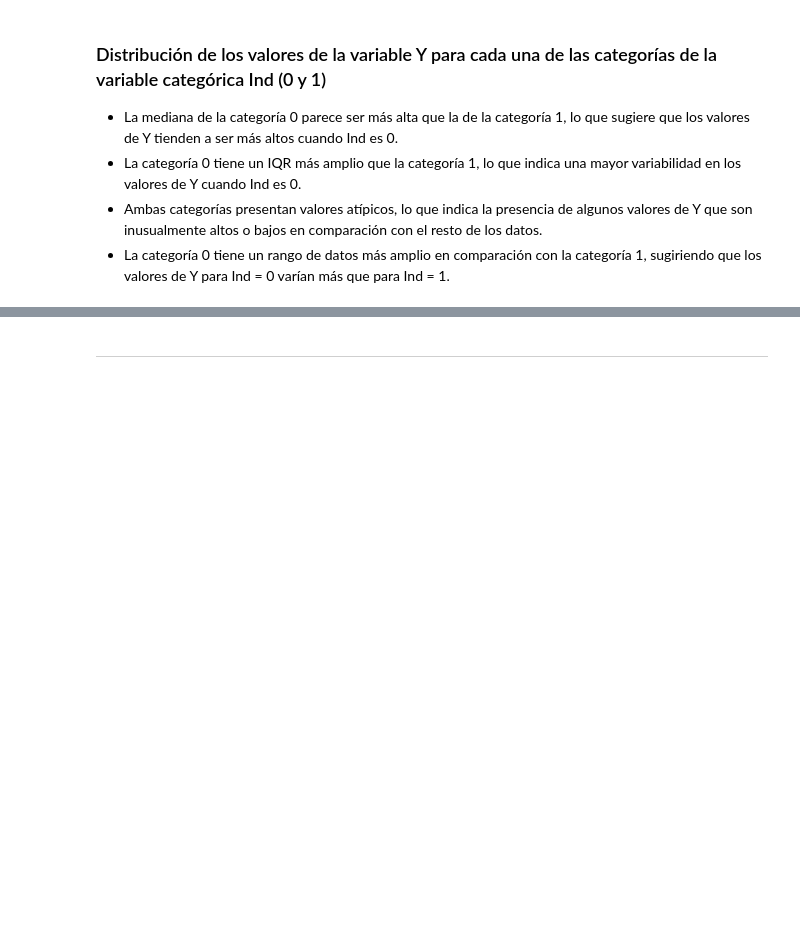
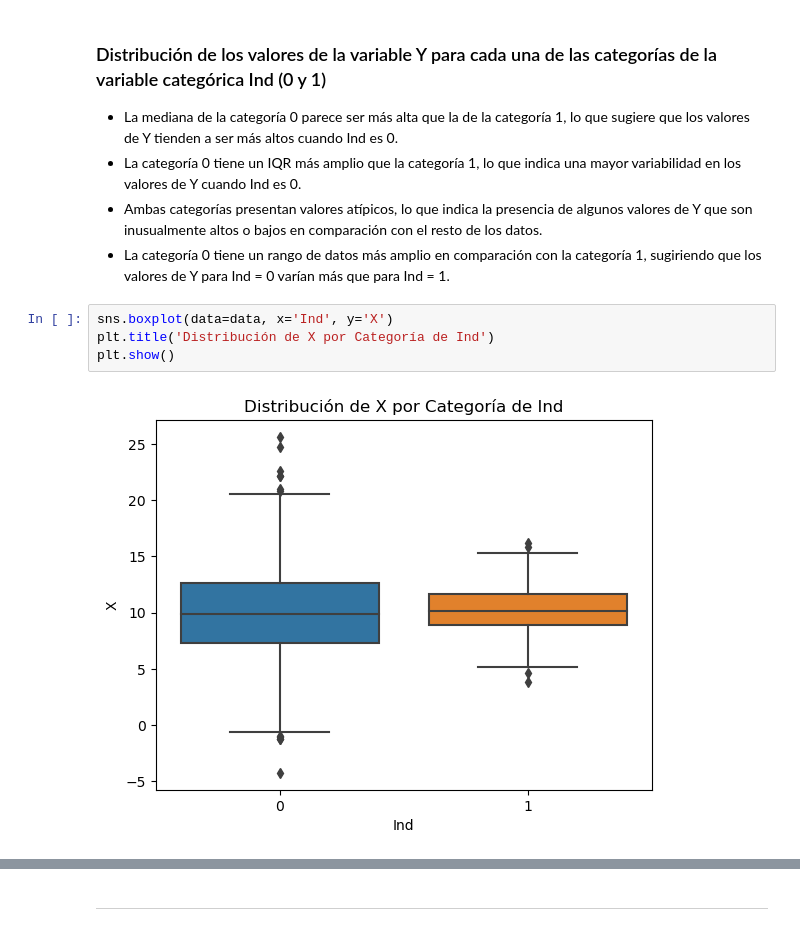
Before and after one commit to Daniel1martinez2/mcd-analisis-cuantitativo-evaluacion-1, a Jupyter notebook: punto_1.ipynb, the cells around one changed output, grey strips where cells are left out. Saved outputs shown, nothing was run; the diff lists cells and outputs as text; blank space fills up the shorter version.

```diff
--- a/punto_1.ipynb
+++ b/punto_1.ipynb
@@ -113,3 +116,9 @@ plt.show()
 - La categoría 0 tiene un IQR más amplio que la categoría 1, lo que indica una mayor variabilidad en los valores de Y cuando Ind es 0.
 - Ambas categorías presentan valores atípicos, lo que indica la presencia de algunos valores de Y que son inusualmente altos o bajos en comparación con el resto de los datos.
 - La categoría 0 tiene un rango de datos más amplio en comparación con la categoría 1, sugiriendo que los valores de Y para Ind = 0 varían más que para Ind = 1.
+# %%
+sns.boxplot(data=data, x='Ind', y='X')
+plt.title('Distribución de X por Categoría de Ind')
+plt.show()
+# %% [output]
+[figure, added]
```
Also changed, not shown: parts of 17 cells of this notebook.
